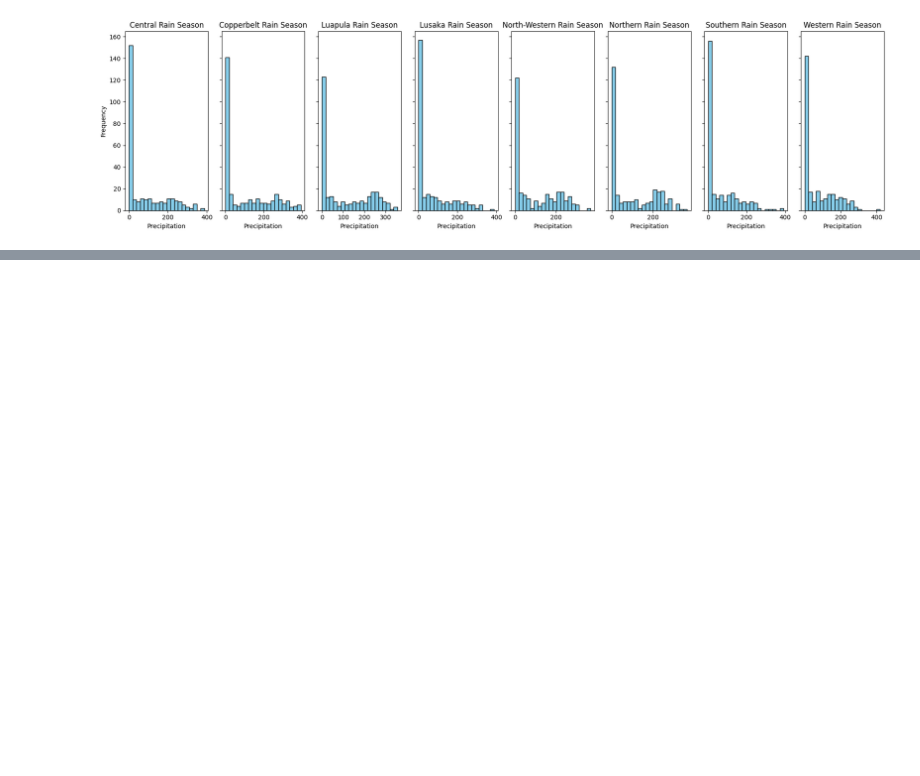
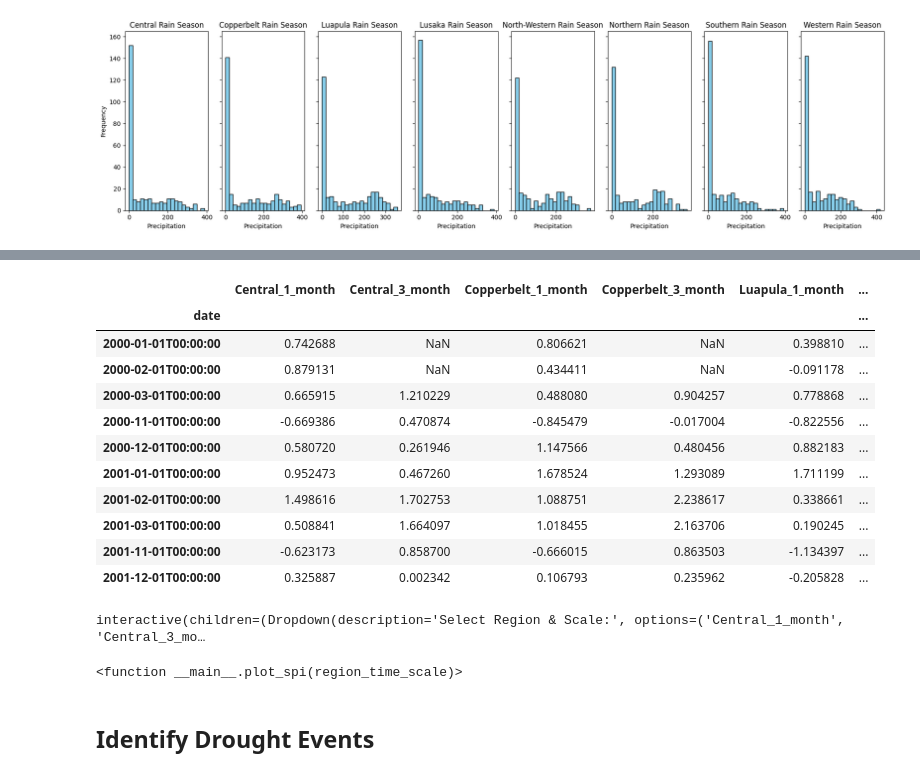
Before and after one commit to nitinmagima/KenyaDroughtAnalysis, a Jupyter notebook: zambiadrought_admin1_withgee.ipynb, the cells around one changed output, grey strips where cells are left out. Drawn from its saved outputs; the diff is of its cells as text; code cells hidden in the pictures; blank space fills up the shorter version.

Commit message:
Modfied Zambia Drought Analysis Admin 1 and Adding Admin 2 analysis

```diff
--- a/zambiadrought_admin1_withgee.ipynb
+++ b/zambiadrought_admin1_withgee.ipynb
@@ -417,0 +648,55 @@ plt.show()
+# %%
+spi_results_df.head(10)
+# %% [output]
+|  | Central_1_month | Central_3_month | Copperbelt_1_month | Copperbelt_3_month | Luapula_1_month | ... |
+| date |  |  |  |  |  | ... |
+| 2000-01-01T00:00:00 | 0.742688 | NaN | 0.806621 | NaN | 0.398810 | ... |
+| 2000-02-01T00:00:00 | 0.879131 | NaN | 0.434411 | NaN | -0.091178 | ... |
+| 2000-03-01T00:00:00 | 0.665915 | 1.210229 | 0.488080 | 0.904257 | 0.778868 | ... |
+| 2000-11-01T00:00:00 | -0.669386 | 0.470874 | -0.845479 | -0.017004 | -0.822556 | ... |
+| 2000-12-01T00:00:00 | 0.580720 | 0.261946 | 1.147566 | 0.480456 | 0.882183 | ... |
+| 2001-01-01T00:00:00 | 0.952473 | 0.467260 | 1.678524 | 1.293089 | 1.711199 | ... |
+| 2001-02-01T00:00:00 | 1.498616 | 1.702753 | 1.088751 | 2.238617 | 0.338661 | ... |
+| 2001-03-01T00:00:00 | 0.508841 | 1.664097 | 1.018455 | 2.163706 | 0.190245 | ... |
+| 2001-11-01T00:00:00 | -0.623173 | 0.858700 | -0.666015 | 0.863503 | -1.134397 | ... |
+| 2001-12-01T00:00:00 | 0.325887 | 0.002342 | 0.106793 | 0.235962 | -0.205828 | ... |
+# %%
+# Interactive plotting function
+def plot_spi(region_time_scale):
+    # Extract the SPI series based on the selected region and time scale
+    spi_series = spi_results_df[region_time_scale].dropna()
+
+    # Plot the SPI values
+    plt.figure(figsize=(10, 6))
+    plt.plot(spi_series.index, spi_series, color='blue', linestyle='-', marker='o', label='SPI')
+    plt.axhline(y=0, color='black', linestyle='--')  # Reference line at SPI=0
+    plt.axhline(y=-1, color='red', linestyle='--', label='Mild Drought (SPI=-1)')
+    plt.axhline(y=-1.5, color='orange', linestyle='--', label='Moderate Drought (SPI=-1.5)')
+    plt.axhline(y=-2, color='darkred', linestyle='--', label='Severe Drought (SPI=-2)')
+
+    plt.xlabel('Date')
+    plt.ylabel('SPI Value')
+    plt.title(f'Standardized Precipitation Index (SPI) for {region_time_scale}')
+    plt.legend()
+    plt.grid(True)
+    plt.xticks(rotation=45)
+    plt.tight_layout()
+    plt.show()
+
+# Get the list of region_time_scale options from the DataFrame columns
+region_time_scale_options = spi_results_df.columns.tolist()
+
+# Create a dropdown widget for selecting the region and time scale
+interact(
+    plot_spi,
+    region_time_scale=Dropdown(
+        options=region_time_scale_options,
+        description='Select Region & Scale:',
+        style={'description_width': 'initial'},
+    )
+)
+# %% [output]
+interactive(children=(Dropdown(description='Select Region & Scale:', options=('Central_1_month', 'Central_3_mo…
+<function __main__.plot_spi(region_time_scale)>
+# %% [markdown]
+## Identify Drought Events
```
Also changed, not shown: parts of 31 cells of this notebook, 1 other file.
